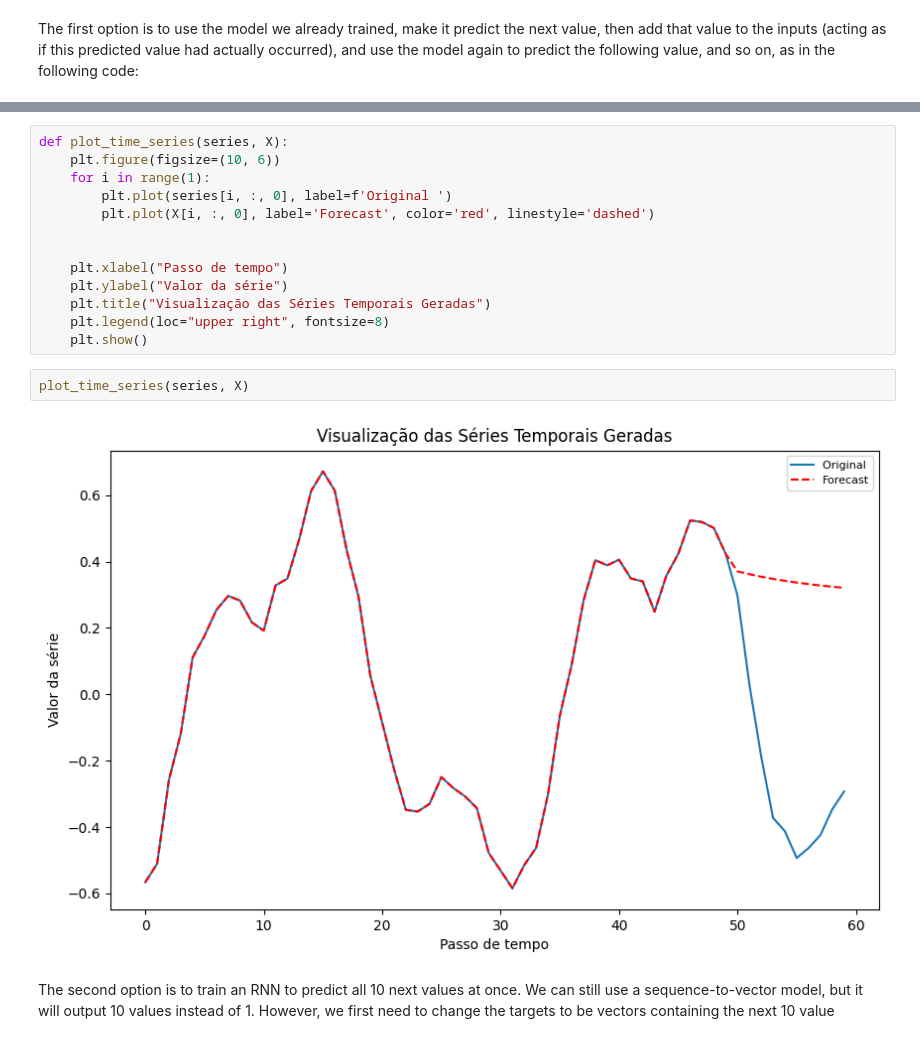
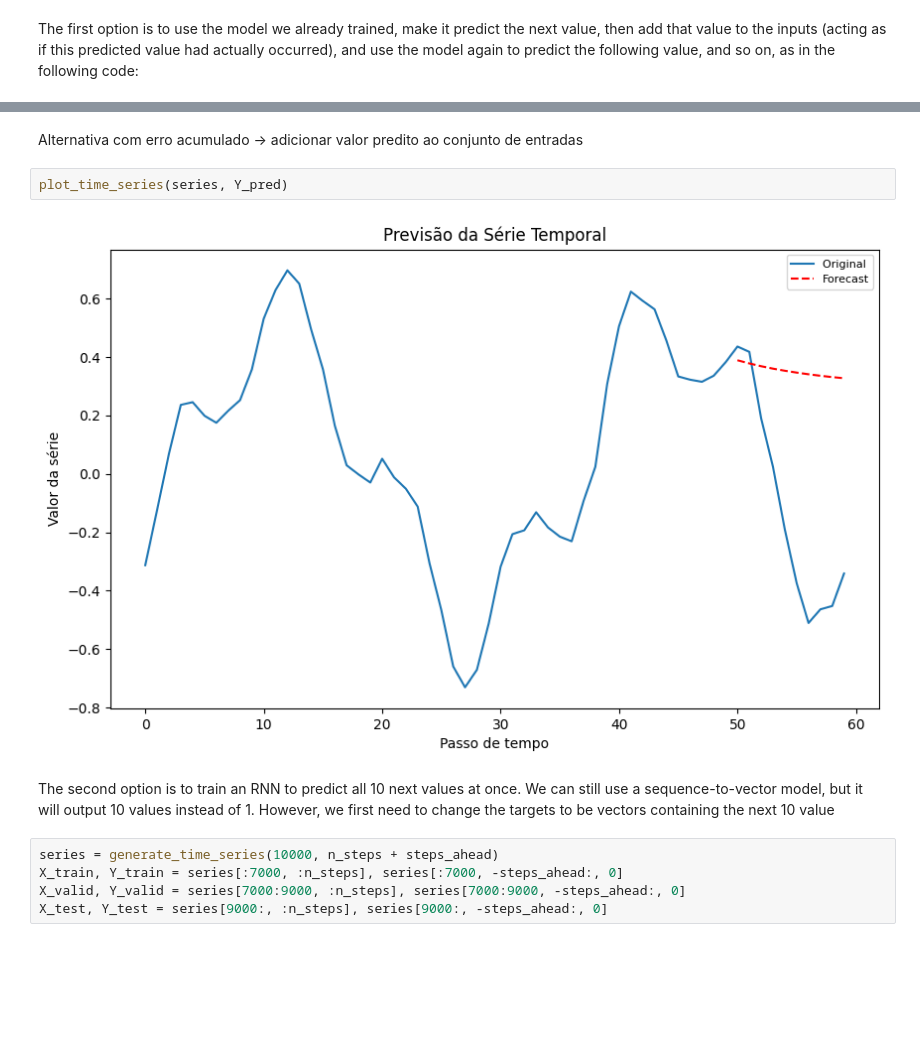
Before and after one commit to sarahmss/IC-2025.1, a Jupyter notebook: HOML/15-7/TimeSeries.ipynb, the cells around one changed output, grey strips where cells are left out. Cells and saved outputs as stored; diff of their text form; blank space fills up the shorter version.

```diff
--- a/HOML/15-7/TimeSeries.ipynb
+++ b/HOML/15-7/TimeSeries.ipynb
@@ -206,24 +223,18 @@ print(mean_squared_error(Y_new[0], Y_pred[0]))
-# %%
-def plot_time_series(series, X):
-    plt.figure(figsize=(10, 6))
-    for i in range(1):
-        plt.plot(series[i, :, 0], label=f'Original ')
-        plt.plot(X[i, :, 0], label='Forecast', color='red', linestyle='dashed')
-
-
-    plt.xlabel("Passo de tempo")
-    plt.ylabel("Valor da série")
-    plt.title("Visualização das Séries Temporais Geradas")
-    plt.legend(loc="upper right", fontsize=8)
-    plt.show()
+# %% [markdown]
+Alternativa com erro acumulado -> adicionar valor predito ao conjunto de entradas
 # %%
-plot_time_series(series, X)
+plot_time_series(series, Y_pred)
 # %% [output]
-[figure, old version]
+[figure, new version]
 # %% [markdown]
 The second option is to train an RNN to predict all 10 next values at once. We can still use a sequence-to-vector
 model, but it will output 10 values instead of 1. However, we first need to change the targets to be vectors
 containing the next 10 value
+# %%
+series = generate_time_series(10000, n_steps + steps_ahead)
+X_train, Y_train = series[:7000, :n_steps], series[:7000, -steps_ahead:, 0]
+X_valid, Y_valid = series[7000:9000, :n_steps], series[7000:9000, -steps_ahead:, 0]
+X_test, Y_test = series[9000:, :n_steps], series[9000:, -steps_ahead:, 0]
 # %%
 model = keras.models.Sequential([
 keras.layers.SimpleRNN(20, return_sequences=True, input_shape=[None, 1]),
```
Also changed, not shown: parts of 11 cells of this notebook, 2 other files.
